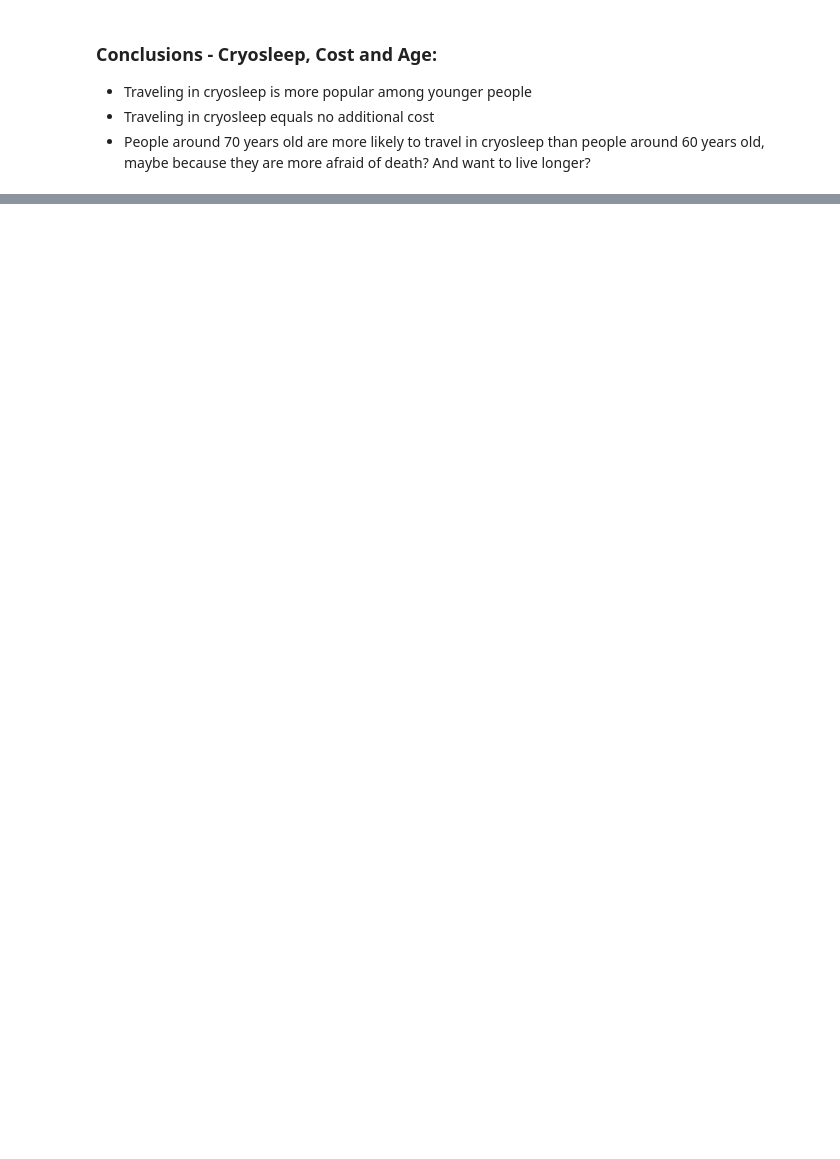
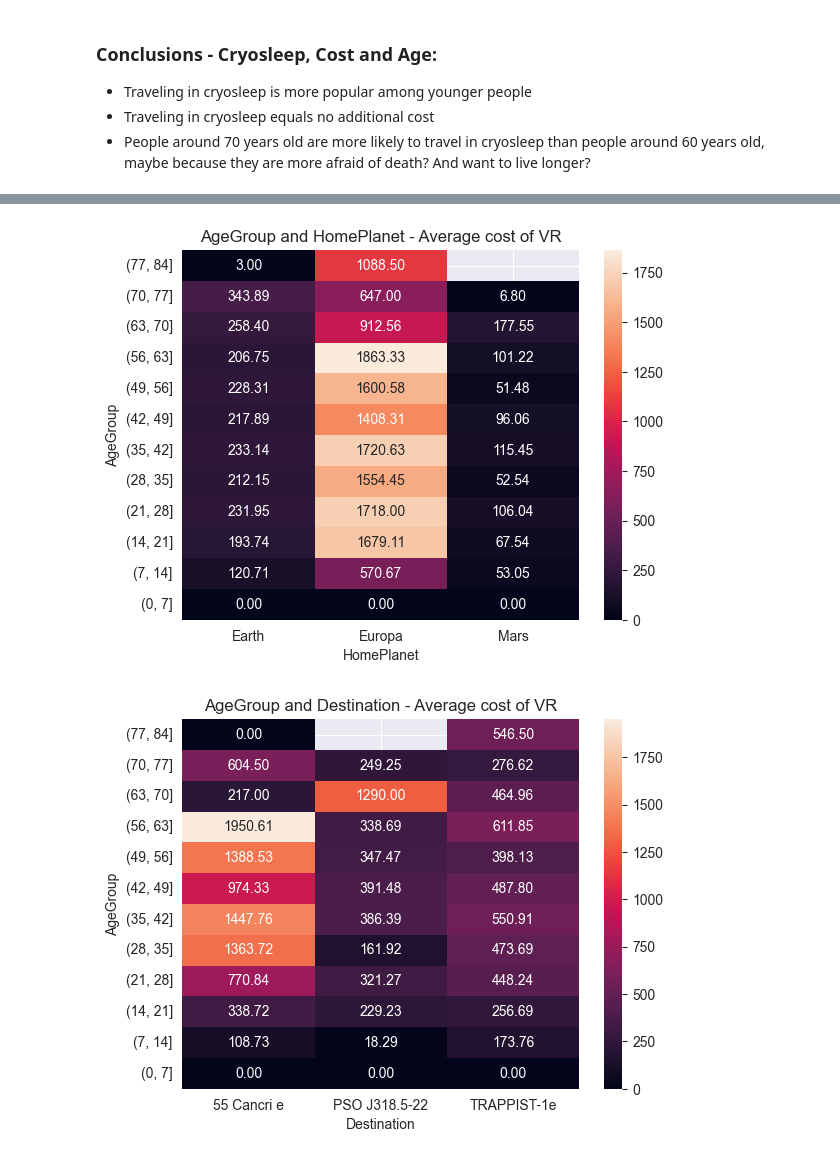
Before and after one commit to Kolo-Naukowe-Data-Science-PW/Rekrutacja_2023, a Jupyter notebook: spaceship_titanic/rozwiazania/Norbert_Frydrysiak/data_exploration.ipynb, the cells around one changed output, grey strips where cells are left out. Cells and saved outputs as stored; diff of their text form; code cells hidden in the pictures; blank space fills up the shorter version.

```diff
--- a/spaceship_titanic/rozwiazania/Norbert_Frydrysiak/data_exploration.ipynb
+++ b/spaceship_titanic/rozwiazania/Norbert_Frydrysiak/data_exploration.ipynb
@@ -167,0 +175,34 @@ plt.show()
+# %%
+df3=df2.copy()
+df3=df3[df3['CryoSleep']==False]
+#display(df3)
+heatmapdf=df3.groupby(['AgeGroup','HomePlanet'])['VRDeck'].mean().unstack()
+sns.heatmap(heatmapdf.iloc[::-1], annot=True, fmt=".2f")
+plt.title('AgeGroup and HomePlanet - Average cost of VR')
+plt.show()
+heatmapdf=df3.groupby(['AgeGroup','Destination'])['VRDeck'].mean().unstack()
+sns.heatmap(heatmapdf.iloc[::-1], annot=True, fmt=".2f")
+plt.title('AgeGroup and Destination - Average cost of VR')
+plt.show()
+heatmapdf=df3.groupby(['AgeGroup','Deck of the ship'])['VRDeck'].mean().unstack()
+sns.heatmap(heatmapdf.iloc[::-1], annot=True, fmt=".2f")
+plt.title('AgeGroup and Deck of the ship - Average cost of VR')
+plt.show()
+heatmapdf=df3.groupby(['AgeGroup','Side of the ship'])['VRDeck'].mean().unstack()
+sns.heatmap(heatmapdf.iloc[::-1], annot=True, fmt=".2f")
+plt.title('AgeGroup and Side of the ship - Average cost of VR')
+plt.show()
+heatmapdf=df3.groupby(['AgeGroup','Transported'])['VRDeck'].mean().unstack()
+sns.heatmap(heatmapdf.iloc[::-1], annot=True, fmt=".2f")
+plt.title('AgeGroup and Being Transported to another dimension - Average cost of VR')
+plt.show()
+heatmapdf=df3.groupby(['AgeGroup','VIP'])['VRDeck'].mean().unstack()
+sns.heatmap(heatmapdf.iloc[::-1], annot=True, fmt=".2f")
+plt.title('AgeGroup and VIP - Average cost of VR')
+plt.show()
+sns.regplot(data=df3, x='Age' , y="VRDeck", order=2,x_bins=22, line_kws={"color": "red"})
+plt.title('Age and VR - Cost of VR')
+plt.show()
+# %% [output]
+[figure, added]
+[figure, added]
```
Also changed, not shown: parts of 7 cells of this notebook.
